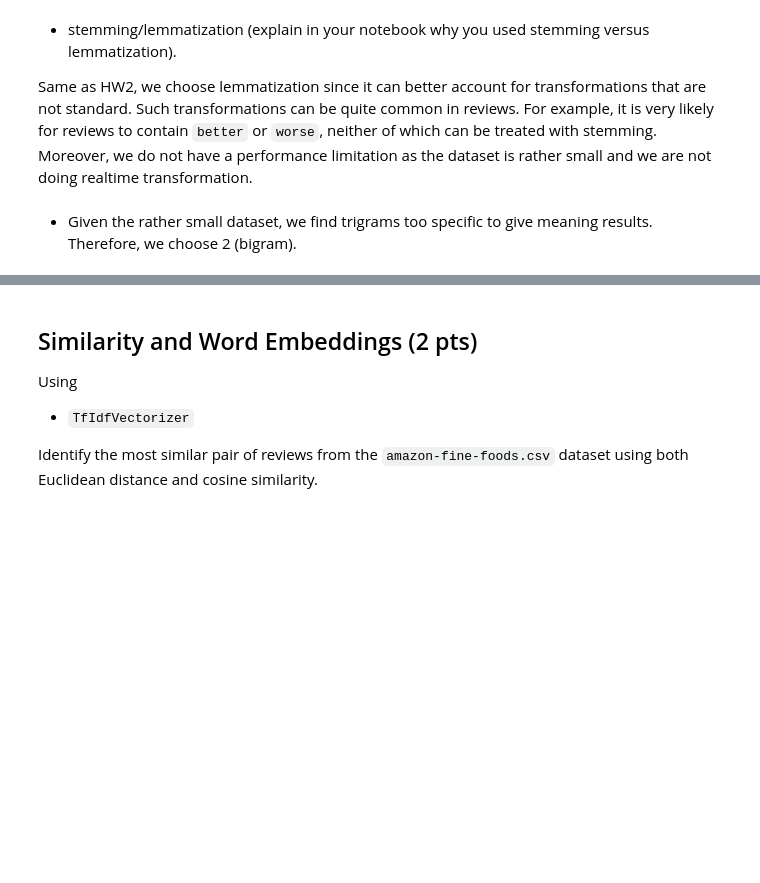
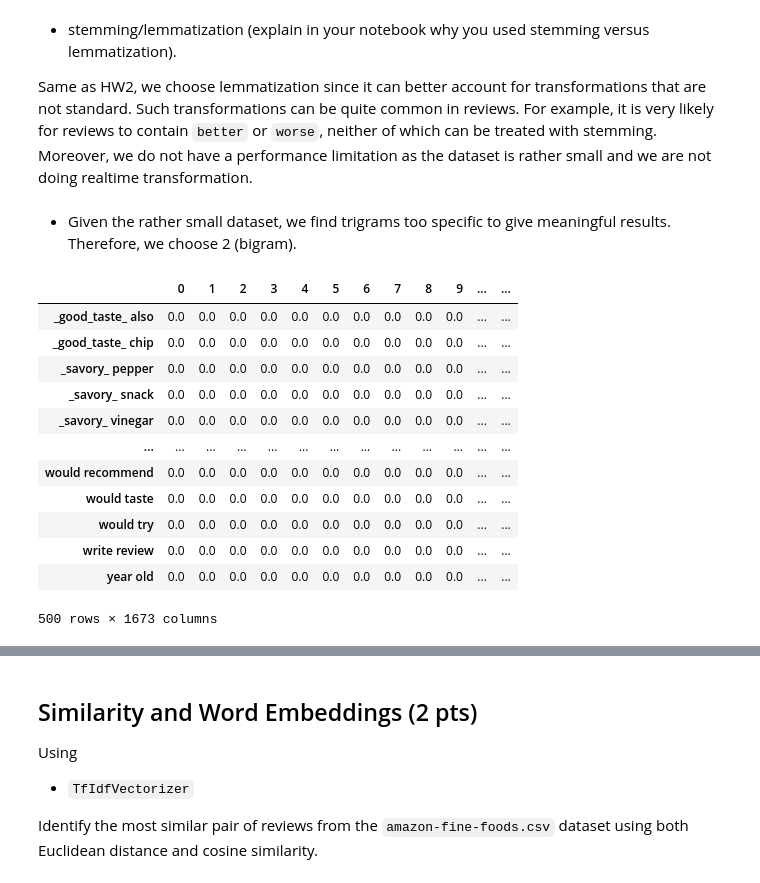
Before and after one commit to Ultrablocker/dso-560-nlp-text-analytics, a Jupyter notebook: week3/Zhu_xu_1315153873_Shaoxuan_chew_4799710096_HW3.ipynb, the cells around one changed output, grey strips where cells are left out. Saved outputs shown, nothing was run; the diff lists cells and outputs as text; code cells hidden in the pictures; blank space fills up the shorter version.

```diff
--- a/week3/Zhu_xu_1315153873_Shaoxuan_chew_4799710096_HW3.ipynb
+++ b/week3/Zhu_xu_1315153873_Shaoxuan_chew_4799710096_HW3.ipynb
@@ -141,4 +166,4 @@ def lemmatize_sentence(sentence):
 # %%
 df['text_cleaned'] = df['text_cleaned'].apply(lemmatize_sentence)
 # %% [markdown]
-- Given the rather small dataset, we find trigrams too specific to give meaning results. Therefore, we choose 2 (bigram).
+- Given the rather small dataset, we find trigrams too specific to give meaningful results. Therefore, we choose 2 (bigram).
@@ -146,0 +170,25 @@ df['text_cleaned'] = df['text_cleaned'].apply(lemmatize_sentence)
+# %%
+#
+vectorizer = TfidfVectorizer(ngram_range=(2,2),
+                             token_pattern=r'\b[a-zA-Z_]{3,}\b',
+                             max_df=0.4, max_features=500, stop_words=nltk_stopwords)
+corpus = list(df["text_cleaned"].values)
+X = vectorizer.fit_transform(corpus)
+terms = vectorizer.get_feature_names()
+tf_idf = pd.DataFrame(X.toarray().transpose(), index=terms)
+# %%
+tf_idf
+# %% [output]
+|  | 0 | 1 | 2 | 3 | 4 | 5 | 6 | 7 | 8 | 9 | ... | ... |
+| _good_taste_ also | 0.0 | 0.0 | 0.0 | 0.0 | 0.0 | 0.0 | 0.0 | 0.0 | 0.0 | 0.0 | ... | ... |
+| _good_taste_ chip | 0.0 | 0.0 | 0.0 | 0.0 | 0.0 | 0.0 | 0.0 | 0.0 | 0.0 | 0.0 | ... | ... |
+| _savory_ pepper | 0.0 | 0.0 | 0.0 | 0.0 | 0.0 | 0.0 | 0.0 | 0.0 | 0.0 | 0.0 | ... | ... |
+| _savory_ snack | 0.0 | 0.0 | 0.0 | 0.0 | 0.0 | 0.0 | 0.0 | 0.0 | 0.0 | 0.0 | ... | ... |
+| _savory_ vinegar | 0.0 | 0.0 | 0.0 | 0.0 | 0.0 | 0.0 | 0.0 | 0.0 | 0.0 | 0.0 | ... | ... |
+| ... | ... | ... | ... | ... | ... | ... | ... | ... | ... | ... | ... | ... |
+| would recommend | 0.0 | 0.0 | 0.0 | 0.0 | 0.0 | 0.0 | 0.0 | 0.0 | 0.0 | 0.0 | ... | ... |
+| would taste | 0.0 | 0.0 | 0.0 | 0.0 | 0.0 | 0.0 | 0.0 | 0.0 | 0.0 | 0.0 | ... | ... |
+| would try | 0.0 | 0.0 | 0.0 | 0.0 | 0.0 | 0.0 | 0.0 | 0.0 | 0.0 | 0.0 | ... | ... |
+| write review | 0.0 | 0.0 | 0.0 | 0.0 | 0.0 | 0.0 | 0.0 | 0.0 | 0.0 | 0.0 | ... | ... |
+| year old | 0.0 | 0.0 | 0.0 | 0.0 | 0.0 | 0.0 | 0.0 | 0.0 | 0.0 | 0.0 | ... | ... |
+500 rows × 1673 columns
```
Also changed, not shown: parts of 16 cells of this notebook, 1 other file.
